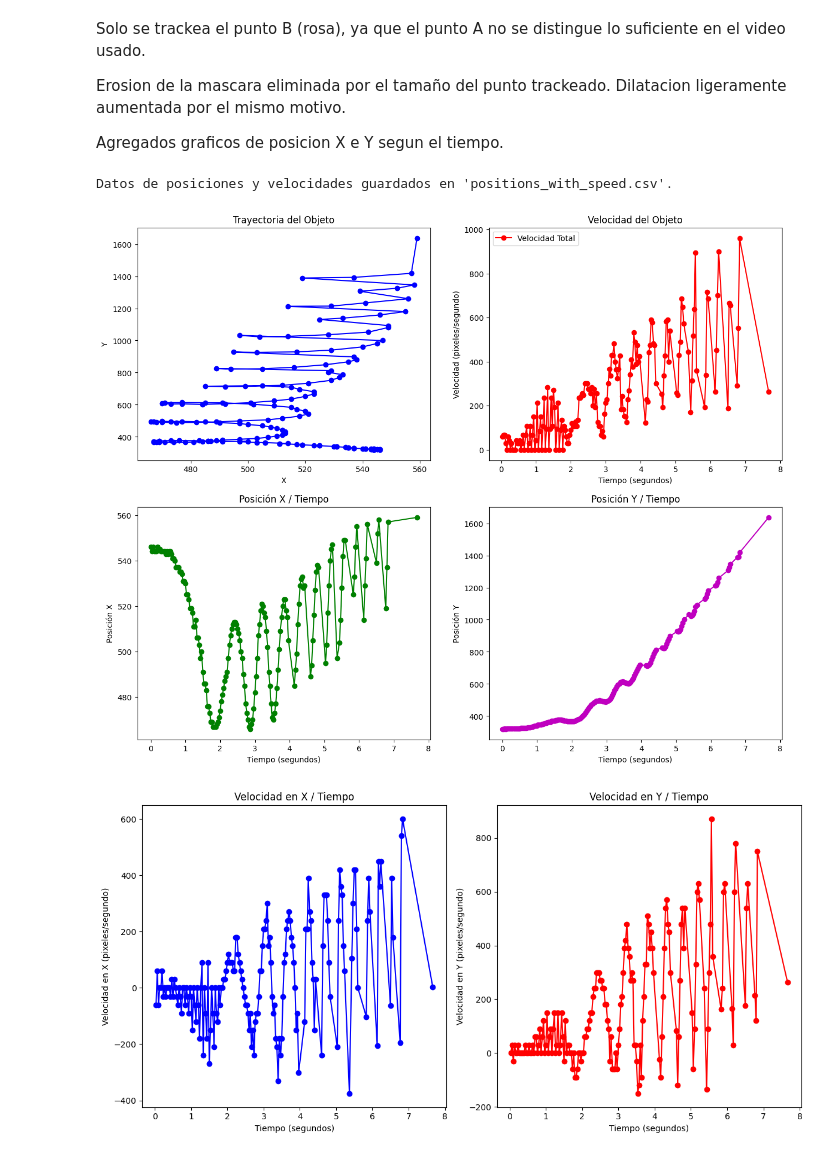
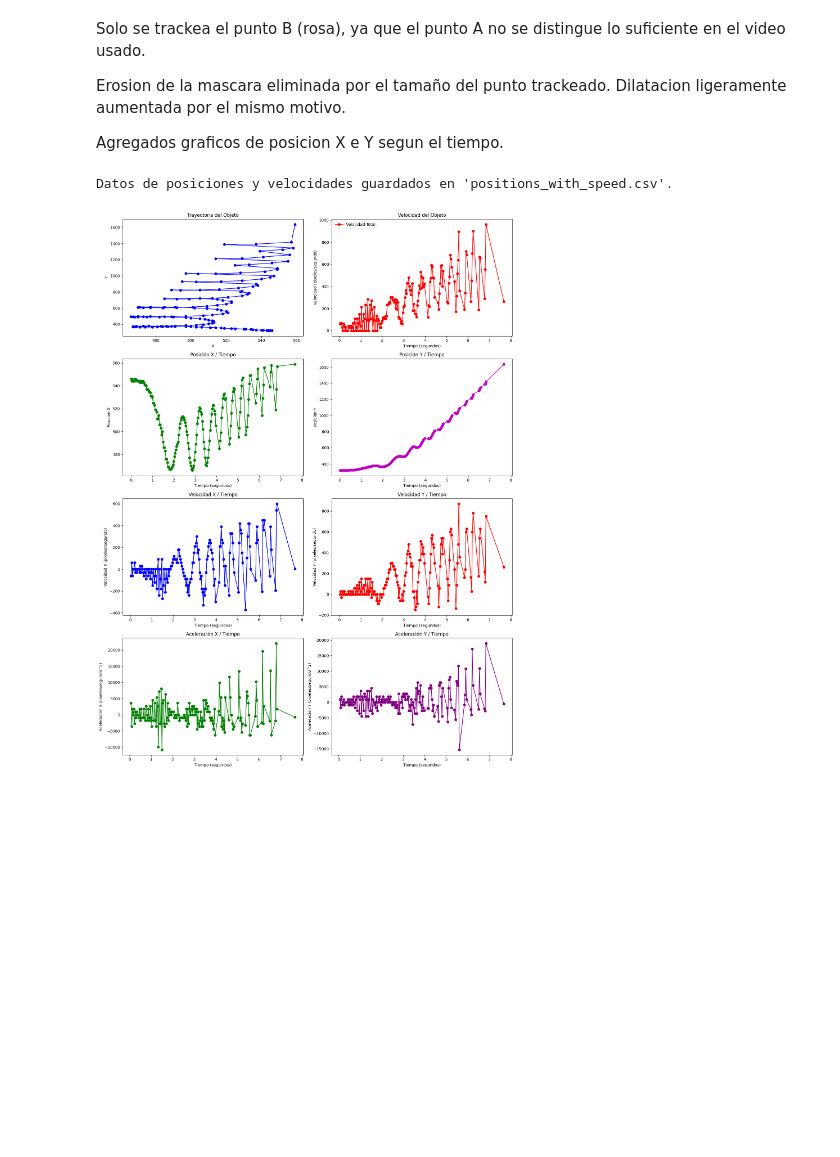
Before and after one commit to MatiOrtiz/proyecto-yoyo, a Jupyter notebook: YoYoTrack.ipynb, the cells around one changed output. Drawn from its saved outputs; the diff is of its cells as text; code cells hidden in the pictures; blank space fills up the shorter version.

```diff
--- a/YoYoTrack.ipynb
+++ b/YoYoTrack.ipynb
@@ -126,9 +126,9 @@ print("Datos de posiciones y velocidades guardados en 'positions_with_speed.csv'
 ##############################################################################
 #                         PLOTEO                                             #
 ##############################################################################
-# Grafica la trayectoria y la velocidad (modulo)
-fig, ((ax1, ax2), (ax3, ax4)) = plt.subplots(2, 2, figsize=(15, 12))
-
+# # Grafica la trayectoria y la velocidad (modulo)
+# fig, ((ax1, ax2), (ax3, ax4)) = plt.subplots(2, 2, figsize=(15, 12))
+fig, ((ax1, ax2), (ax3, ax4), (ax5, ax6), (ax7, ax8)) = plt.subplots(4, 2, figsize=(15, 20))
 # Grafica la trayectoria
 ax1.plot(df['X'], df['Y'], marker='o', linestyle='-', color='b')
 ax1.set_xlabel('X')
@@ -148,33 +148,53 @@ ax3.set_xlabel('Tiempo (segundos)')
 ax3.set_ylabel('Posición X')
 ax3.set_title('Posición X / Tiempo')
 
 # Grafica la posición Y en función del tiempo
 ax4.plot(df['Time (sec)'], df['Y'], marker='o', linestyle='-', color='m')
 ax4.set_xlabel('Tiempo (segundos)')
 ax4.set_ylabel('Posición Y')
 ax4.set_title('Posición Y / Tiempo')
 
+
 # Gráfica la velocidad en X e Y en función del tiempo
-fig, (ax5, ax6) = plt.subplots(1, 2, figsize=(12, 6))
+# fig, (ax5, ax6) = plt.subplots(1, 2, figsize=(12, 6))
 
 # Velocidad en X
 ax5.plot(df['Time (sec)'], df['Speed_X'], marker='o', linestyle='-', color='blue')
 ax5.set_xlabel('Tiempo (segundos)')
 ax5.set_ylabel('Velocidad X (pixeles/segundo)')
 ax5.set_title('Velocidad X / Tiempo')
 
 # Velocidad en Y
 ax6.plot(df['Time (sec)'], df['Speed_Y'], marker='o', linestyle='-', color='red')
 ax6.set_xlabel('Tiempo (segundos)')
 ax6.set_ylabel('Velocidad Y (pixeles/segundo)')
 ax6.set_title('Velocidad Y / Tiempo')
 
+
+# Calcular la aceleración en X e Y
+df['Acceleration_X'] = df['Speed_X'].diff() / df['Delta_Time']
+df['Acceleration_Y'] = df['Speed_Y'].diff() / df['Delta_Time']
+
+# Graficar la aceleración en X e Y en función del tiempo
+# fig, (ax7, ax8) = plt.subplots(1, 2, figsize=(12, 6))
+
+# Aceleración en X
+ax7.plot(df['Time (sec)'], df['Acceleration_X'], marker='o', linestyle='-', color='green')
+ax7.set_xlabel('Tiempo (segundos)')
+ax7.set_ylabel('Aceleración X (pixeles/segundo^2)')
+ax7.set_title('Aceleración X / Tiempo')
+
+# Aceleración en Y
+ax8.plot(df['Time (sec)'], df['Acceleration_Y'], marker='o', linestyle='-', color='purple')
+ax8.set_xlabel('Tiempo (segundos)')
+ax8.set_ylabel('Aceleración Y (pixeles/segundo^2)')
+ax8.set_title('Aceleración Y / Tiempo')
+
 # Ajustar el diseño
 plt.tight_layout()
 
 # Muestra los graficos
 plt.show()
 # %% [output]
 Datos de posiciones y velocidades guardados en 'positions_with_speed.csv'.
-[figure, old version]
+[figure, new version]
-[figure, removed]
```
